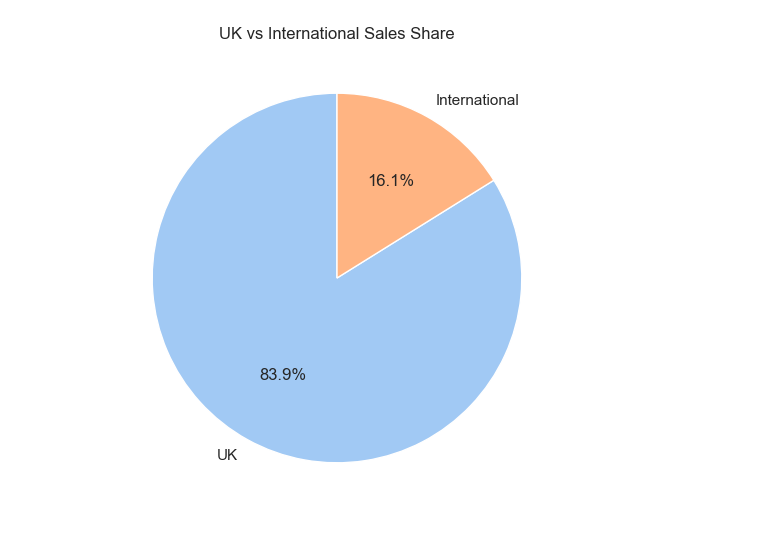
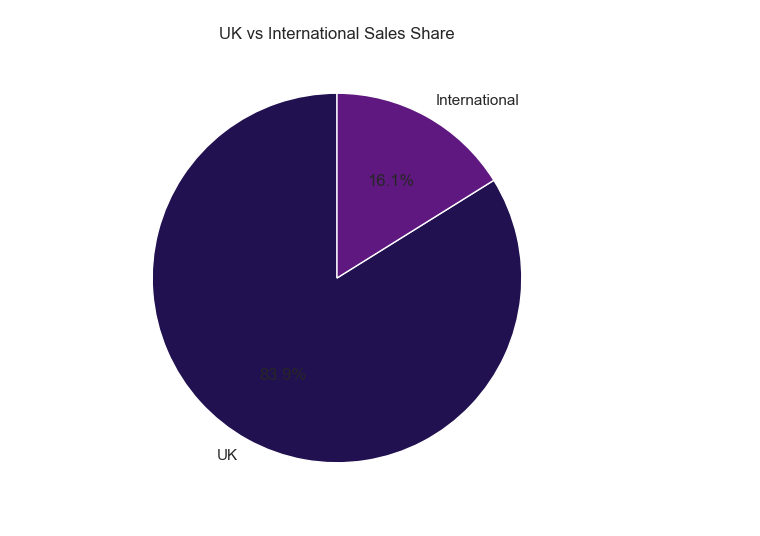
Before and after one commit to pasindipamodagamage/Python-for-Data-Science-and-AI-Module, a Jupyter notebook: Data_Cleaning_&_Preprocessing.ipynb, the cells around one changed output. Drawn from its saved outputs; the diff is of its cells as text; code cells hidden in the pictures.

```diff
--- a/Data_Cleaning_&_Preprocessing.ipynb
+++ b/Data_Cleaning_&_Preprocessing.ipynb
@@ -39,37 +39,25 @@ df['Hour'] = df['InvoiceDate'].dt.hour
 # Save the cleaned dataset to a new CSV file
 df.to_csv('online_retail_cleaned.csv', index=False)
 # %%
-# pip install matplotlib seaborn
+# =============================
+# Phase 2: Exploratory Data Analysis (EDA)
+# =============================
 
-# 1. Libraries & Data Loading
 import pandas as pd
 import numpy as np
 import matplotlib.pyplot as plt
 import seaborn as sns
 
-# Configure visualization style
-sns.set_theme(style="white", palette="pastel")
+# Visualization style
+# sns.set_theme(style="darkgrid", palette="viridis")
+sns.set_theme(style="whitegrid", palette="magma")
 
-
-# Load cleaned dataset
+# 1. Load Cleaned Dataset
 df = pd.read_csv("online_retail_cleaned.csv")
 
-# Quick look at the dataset
-display(df.head())
-print("Dataset Shape:", df.shape)
-print("Missing Values:\n", df.isnull().sum())
+# 2. Sales Performance & Seasonality
 
-# 2. Basic Descriptive Statistics
-print(df.describe())
-
-# Number of unique customers, products, and invoices
-print("Unique Customers:", df["Customer ID"].nunique())
-print("Unique Products:", df["StockCode"].nunique())
-print("Unique Invoices:", df["Invoice"].nunique())
-
-# 3. Sales Performance & Seasonality
-
-# Monthly revenue trend
+# Monthly revenue trends
 monthly_sales = df.groupby(["Year", "Month"])["TotalPrice"].sum().reset_index()
 monthly_sales["YearMonth"] = monthly_sales["Year"].astype(str) + "-" + monthly_sales["Month"].astype(str)
 
@@ -81,40 +69,48 @@ plt.xlabel("Year-Month")
 plt.ylabel("Revenue")
 plt.show()
 
-# Day of Week Sales
+# Day of week sales
 plt.figure(figsize=(8,5))
 sns.barplot(x="DayOfWeek", y="TotalPrice", data=df, estimator=sum)
 plt.title("Revenue by Day of the Week (0=Monday)")
+plt.xlabel("Day of Week")
+plt.ylabel("Revenue")
 plt.show()
 
-# Hourly Sales
+# Hourly sales
 plt.figure(figsize=(8,5))
 sns.barplot(x="Hour", y="TotalPrice", data=df, estimator=sum)
 plt.title("Revenue by Hour of Day")
+plt.xlabel("Hour")
+plt.ylabel("Revenue")
 plt.show()
 
-# 4. Product Portfolio Analysis
-product_sales = df.groupby("Description")["TotalPrice"].sum().sort_values(ascending=False).head(10)
+# 3. Product Portfolio Analysis
+
+# Top 10 products by revenue
+top_products_revenue = df.groupby("Description")["TotalPrice"].sum().nlargest(10)
 
 plt.figure(figsize=(10,6))
-sns.barplot(x=product_sales.values, y=product_sales.index)
+sns.barplot(x=top_products_revenue.values, y=top_products_revenue.index)
 plt.title("Top 10 Products by Revenue")
 plt.xlabel("Revenue")
 plt.ylabel("Product")
 plt.show()
 
-# Top 10 by Quantity
-product_quantity = df.groupby("Description")["Quantity"].sum().sort_values(ascending=False).head(10)
+# Top 10 products by quantity
+top_products_quantity = df.groupby("Description")["Quantity"].sum().nlargest(10)
 
 plt.figure(figsize=(10,6))
-sns.barplot(x=product_quantity.values, y=product_quantity.index, color="orange")
+sns.barplot(x=top_products_quantity.values, y=top_products_quantity.index)
 plt.title("Top 10 Products by Quantity Sold")
 plt.xlabel("Quantity")
 plt.ylabel("Product")
 plt.show()
 
-# 5. Geographic Footprint
-country_sales = df.groupby("Country")["TotalPrice"].sum().sort_values(ascending=False).head(10)
+# 4. Geographic Footprint
+
+# Top 10 countries by revenue
+country_sales = df.groupby("Country")["TotalPrice"].sum().nlargest(10)
 
 plt.figure(figsize=(10,6))
 sns.barplot(x=country_sales.values, y=country_sales.index)
@@ -123,7 +119,7 @@ plt.xlabel("Revenue")
 plt.ylabel("Country")
 plt.show()
 
-# Domestic vs International
+# UK vs International sales
 uk_sales = df[df["Country"]=="United Kingdom"]["TotalPrice"].sum()
 intl_sales = df[df["Country"]!="United Kingdom"]["TotalPrice"].sum()
 
@@ -132,19 +128,18 @@ plt.pie([uk_sales, intl_sales], labels=["UK", "International"], autopct="%.1f%%"
 plt.title("UK vs International Sales Share")
 plt.show()
 
-# 6. Customer Segmentation (RFM)
+# 5. Customer Segmentation (RFM)
 
-# Recency = days since last purchase
 df["InvoiceDate"] = pd.to_datetime(df["InvoiceDate"])
 snapshot_date = df["InvoiceDate"].max() + pd.Timedelta(days=1)
+
 rfm = df.groupby("Customer ID").agg({
     "InvoiceDate": lambda x: (snapshot_date - x.max()).days,
     "Invoice": "nunique",
     "TotalPrice": "sum"
-})
-rfm.rename(columns={"InvoiceDate":"Recency","Invoice":"Frequency","TotalPrice":"Monetary"}, inplace=True)
+}).rename(columns={"InvoiceDate":"Recency","Invoice":"Frequency","TotalPrice":"Monetary"})
 
-# Distribution of RFM
+# RFM distributions
 fig, axes = plt.subplots(1,3, figsize=(18,5))
 sns.histplot(rfm["Recency"], bins=30, ax=axes[0])
 axes[0].set_title("Recency Distribution")
@@ -154,18 +149,24 @@ sns.histplot(rfm["Monetary"], bins=30, ax=axes[2])
 axes[2].set_title("Monetary Distribution")
 plt.show()
 
-# 7. Wholesale vs Retail Analysis
+# 6. Wholesale vs Retail Analysis
 
-# Assuming wholesale = bulk orders (>100 items in a single invoice)
+# Define customer type
 df["CustomerType"] = np.where(df["Quantity"]>100, "Wholesaler", "Retail")
 
+# Average order value comparison
 plt.figure(figsize=(8,5))
 sns.barplot(x="CustomerType", y="TotalPrice", data=df, estimator=np.mean)
 plt.title("Average Order Value: Wholesalers vs Retail Customers")
+plt.xlabel("Customer Type")
+plt.ylabel("Average Order Value")
 plt.show()
 
+# Order count comparison
 plt.figure(figsize=(8,5))
 sns.countplot(x="CustomerType", data=df)
 plt.title("Order Count: Wholesalers vs Retail Customers")
+plt.xlabel("Customer Type")
+plt.ylabel("Count")
 plt.show()
 # %% [output]
@@ -201 +179 @@ Unique Invoices: 36612
-[figure, old version]
+[figure, new version]
```
Also changed, not shown: parts of 1 cell of this notebook.
